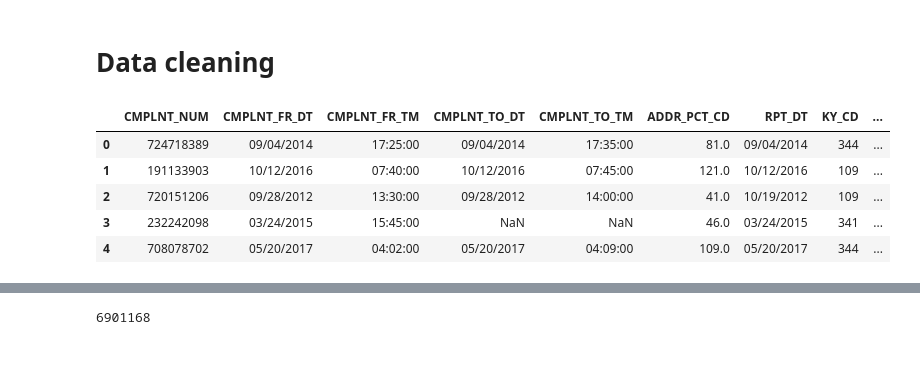
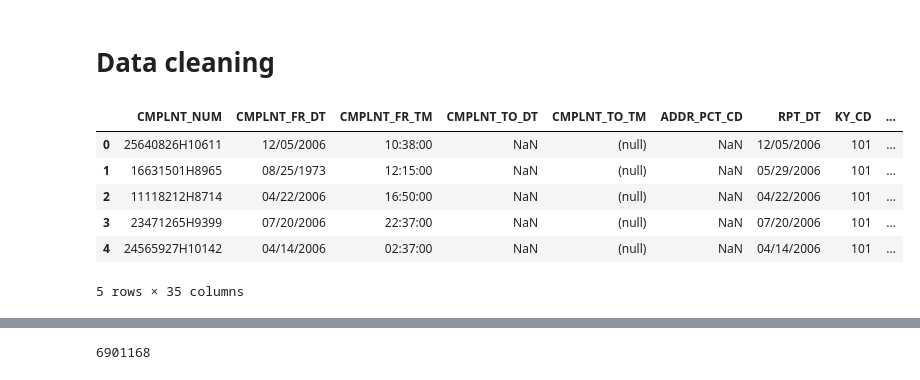
Before and after one commit to johnchoi44/DS340_ProjectCode, a Jupyter notebook: notebooks/ny_crimes_process.ipynb, the cells around one changed output, grey strips where cells are left out. Cells and saved outputs as stored; diff of their text form; code cells hidden in the pictures.

```diff
--- a/notebooks/ny_crimes_process.ipynb
+++ b/notebooks/ny_crimes_process.ipynb
@@ -14,15 +16,16 @@ plt.style.use('ggplot')
 # Data cleaning
 # %%
 # Import the data
-df = pd.read_csv('NY_crimes/NYPD_Complaint_Data_Historic.csv')
+df = pd.read_csv('~/Desktop/DS340W/data/NYPD_Complaint_Data_Historic.csv')
 df.head()
 # %% [output]
 |  | CMPLNT_NUM | CMPLNT_FR_DT | CMPLNT_FR_TM | CMPLNT_TO_DT | CMPLNT_TO_TM | ADDR_PCT_CD | RPT_DT | KY_CD | ... |
-| 0 | 724718389 | 09/04/2014 | 17:25:00 | 09/04/2014 | 17:35:00 | 81.0 | 09/04/2014 | 344 | ... |
-| 1 | 191133903 | 10/12/2016 | 07:40:00 | 10/12/2016 | 07:45:00 | 121.0 | 10/12/2016 | 109 | ... |
-| 2 | 720151206 | 09/28/2012 | 13:30:00 | 09/28/2012 | 14:00:00 | 41.0 | 10/19/2012 | 109 | ... |
-| 3 | 232242098 | 03/24/2015 | 15:45:00 | NaN | NaN | 46.0 | 03/24/2015 | 341 | ... |
-| 4 | 708078702 | 05/20/2017 | 04:02:00 | 05/20/2017 | 04:09:00 | 109.0 | 05/20/2017 | 344 | ... |
+| 0 | 25640826H10611 | 12/05/2006 | 10:38:00 | NaN | (null) | NaN | 12/05/2006 | 101 | ... |
+| 1 | 16631501H8965 | 08/25/1973 | 12:15:00 | NaN | (null) | NaN | 05/29/2006 | 101 | ... |
+| 2 | 11118212H8714 | 04/22/2006 | 16:50:00 | NaN | (null) | NaN | 04/22/2006 | 101 | ... |
+| 3 | 23471265H9399 | 07/20/2006 | 22:37:00 | NaN | (null) | NaN | 07/20/2006 | 101 | ... |
+| 4 | 24565927H10142 | 04/14/2006 | 02:37:00 | NaN | (null) | NaN | 04/14/2006 | 101 | ... |
+5 rows × 35 columns
 # %%
 df.describe().T
 # %% [output]
```
Also changed, not shown: parts of 2 cells of this notebook, 9 other files.
